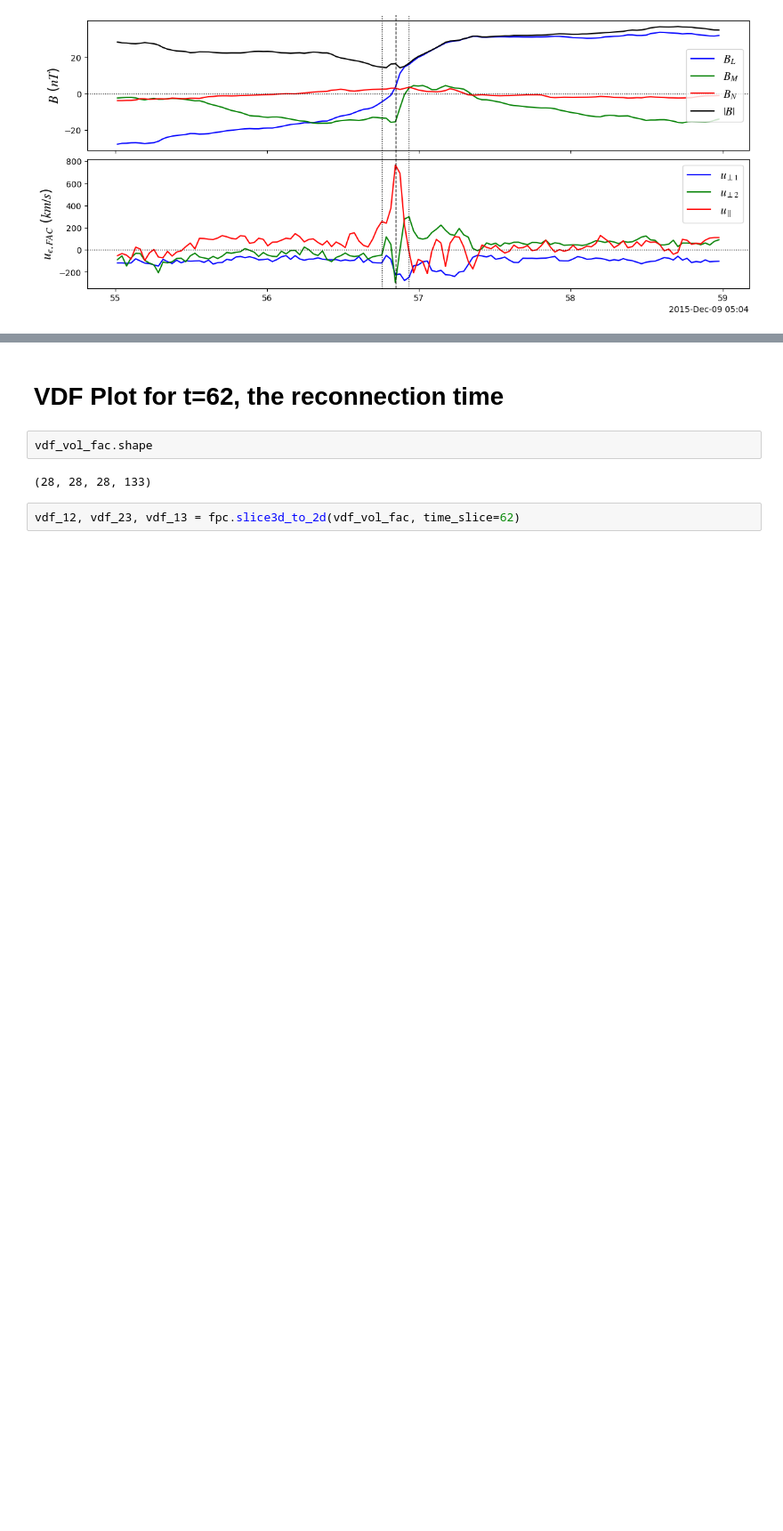
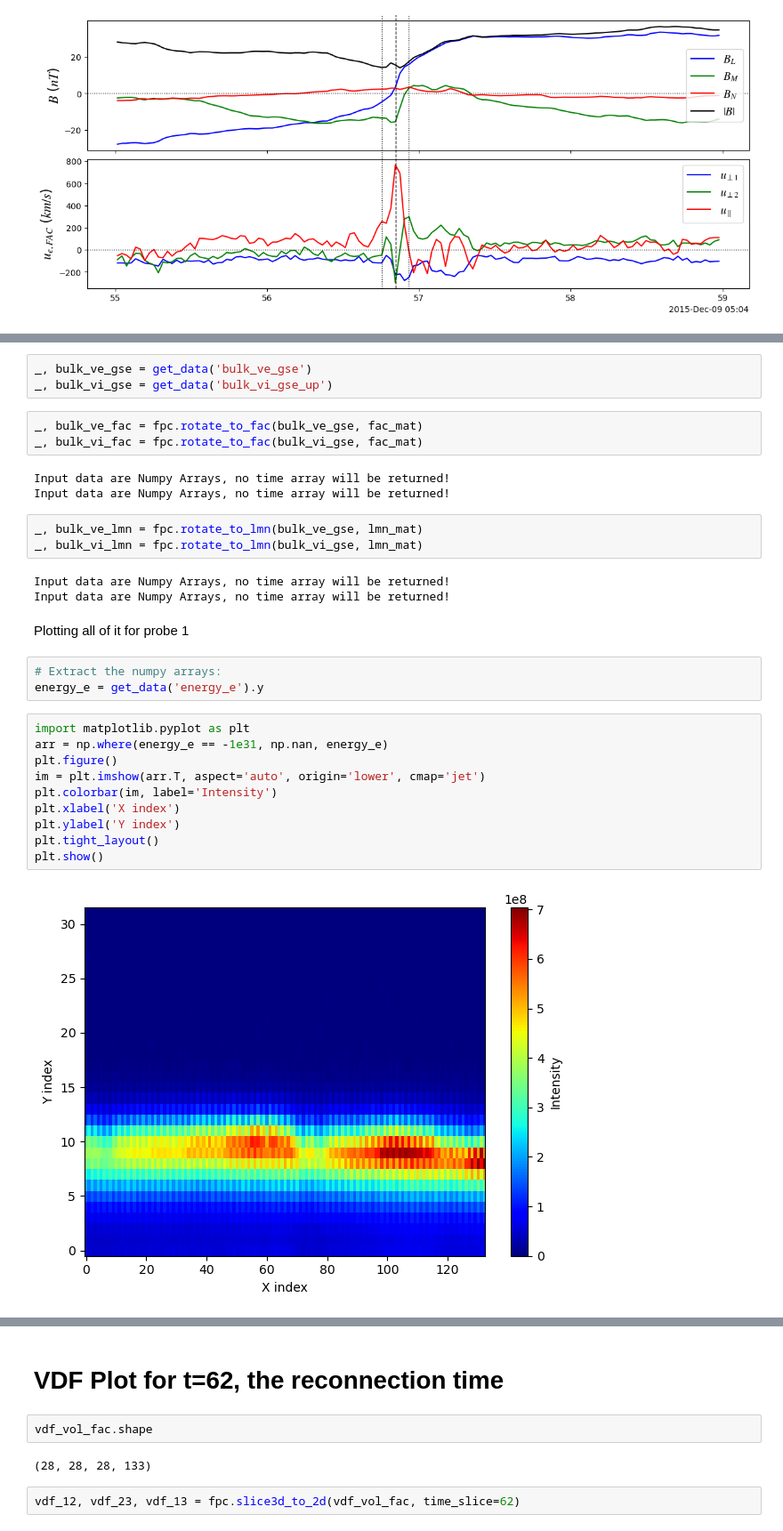
Before and after one commit to regisjohn/FPC_mRx, a Jupyter notebook: scripts/Epar_publication_plots.ipynb, the cells around one changed output, grey strips where cells are left out. Shown at 89% size. Saved outputs shown, nothing was run; the diff lists cells and outputs as text; blank space fills up the shorter version.

Commit message:
Added a self contained section in epar_publication_plots.ipynb for plotting all relevant vars in reconnection window

```diff
--- a/scripts/Epar_publication_plots.ipynb
+++ b/scripts/Epar_publication_plots.ipynb
@@ -466,0 +564,32 @@ plt.show()
+# %%
+_, bulk_ve_gse = get_data('bulk_ve_gse')
+_, bulk_vi_gse = get_data('bulk_vi_gse_up')
+# %%
+_, bulk_ve_fac = fpc.rotate_to_fac(bulk_ve_gse, fac_mat)
+_, bulk_vi_fac = fpc.rotate_to_fac(bulk_vi_gse, fac_mat)
+# %% [output]
+Input data are Numpy Arrays, no time array will be returned!
+Input data are Numpy Arrays, no time array will be returned!
+# %%
+_, bulk_ve_lmn = fpc.rotate_to_lmn(bulk_ve_gse, lmn_mat)
+_, bulk_vi_lmn = fpc.rotate_to_lmn(bulk_vi_gse, lmn_mat)
+# %% [output]
+Input data are Numpy Arrays, no time array will be returned!
+Input data are Numpy Arrays, no time array will be returned!
+# %% [markdown]
+Plotting all of it for probe 1
+# %%
+# Extract the numpy arrays:
+energy_e = get_data('energy_e').y
+# %%
+import matplotlib.pyplot as plt
+arr = np.where(energy_e == -1e31, np.nan, energy_e)
+plt.figure()
+im = plt.imshow(arr.T, aspect='auto', origin='lower', cmap='jet')
+plt.colorbar(im, label='Intensity')
+plt.xlabel('X index')
+plt.ylabel('Y index')
+plt.tight_layout()
+plt.show()
+# %% [output]
+[figure, added]
```
Also changed, not shown: parts of 41 cells of this notebook, 2 other files.
